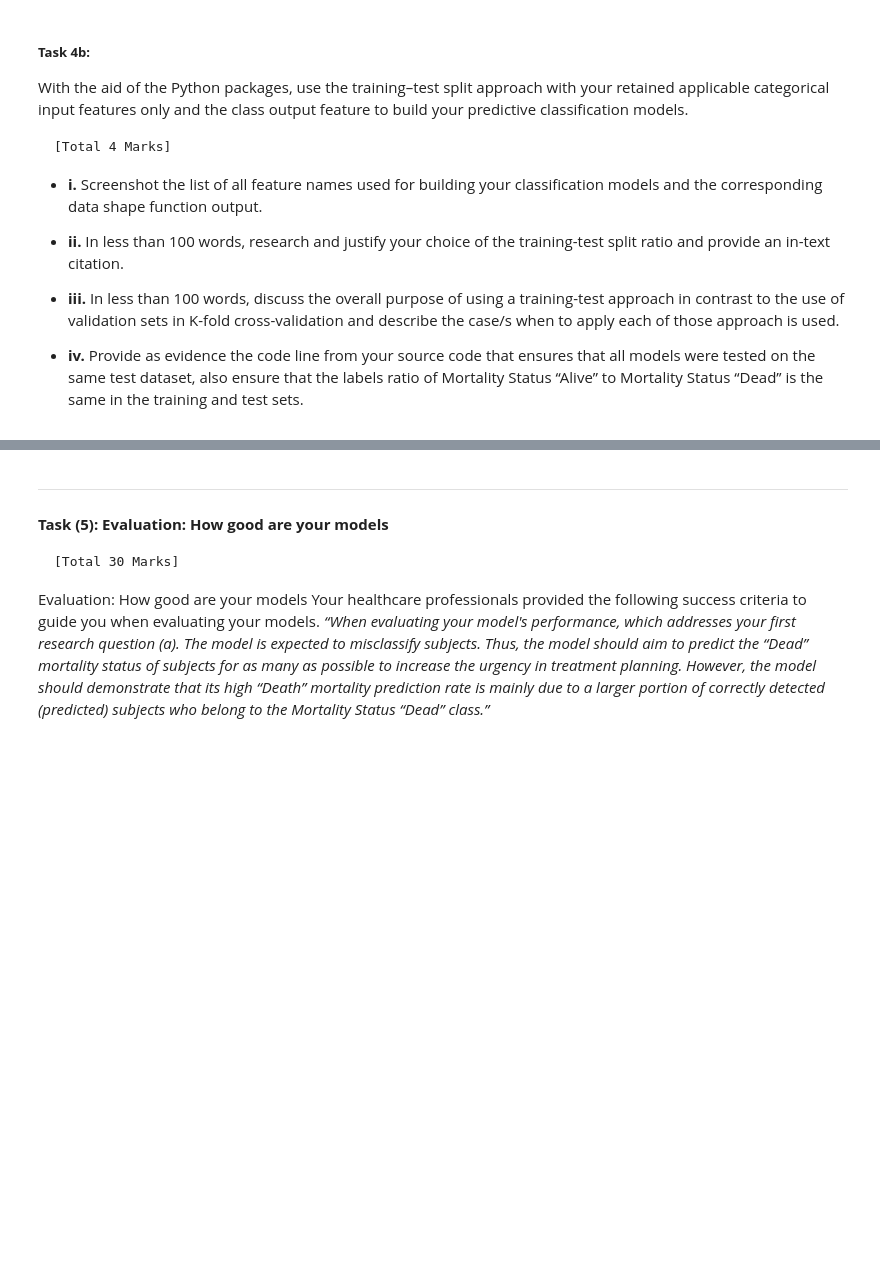
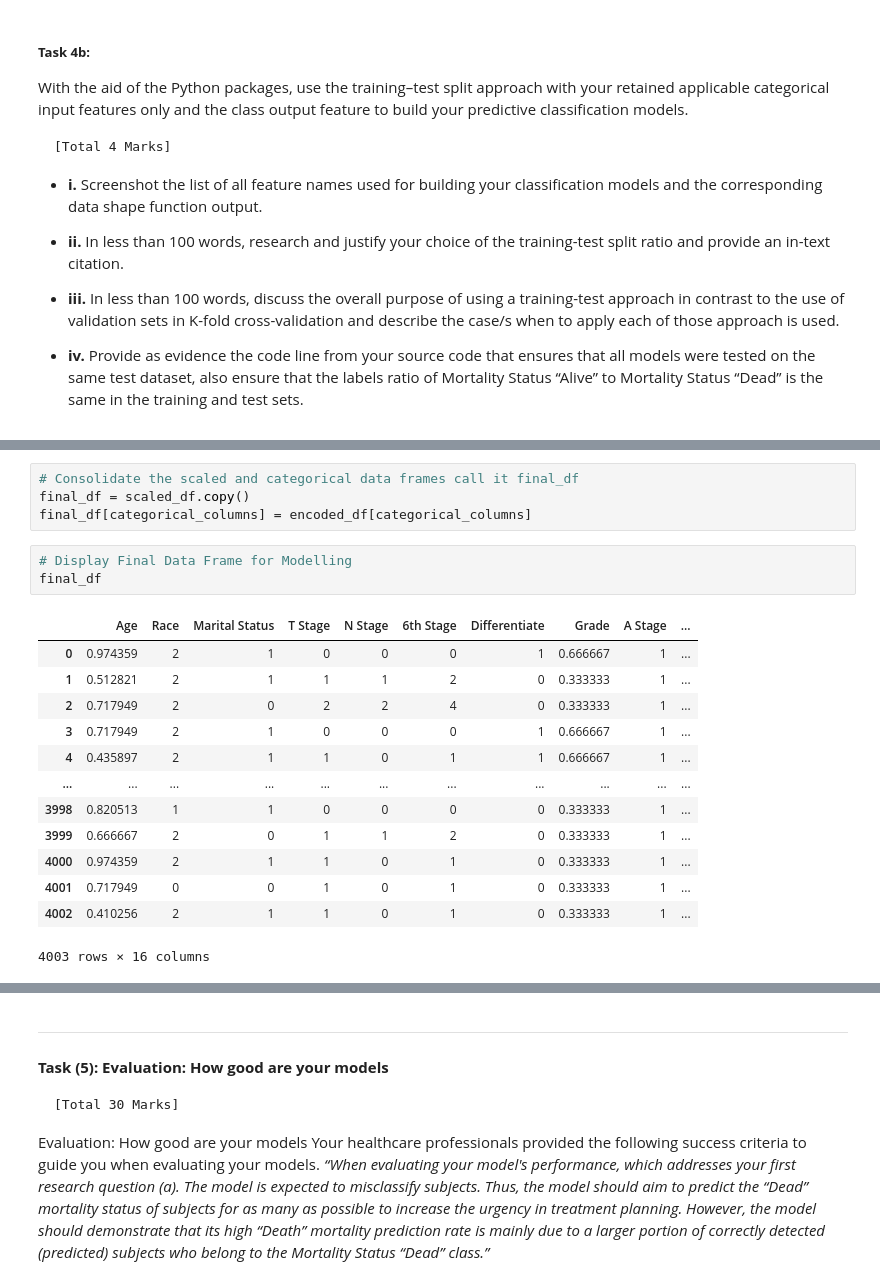
Before and after one commit to donphi/ml-assignment-1, a Jupyter notebook: notebooks/Assignment 1.ipynb, the cells around one changed output, grey strips where cells are left out. Drawn from its saved outputs; the diff is of its cells as text; blank space fills up the shorter version.

```diff
--- a/notebooks/Assignment 1.ipynb
+++ b/notebooks/Assignment 1.ipynb
@@ -813,0 +880,21 @@ memory usage: 531.6 KB
+# %%
+# Consolidate the scaled and categorical data frames call it final_df
+final_df = scaled_df.copy()
+final_df[categorical_columns] = encoded_df[categorical_columns]
+# %%
+# Display Final Data Frame for Modelling
+final_df
+# %% [output]
+|  | Age | Race | Marital Status | T Stage | N Stage | 6th Stage | Differentiate | Grade | A Stage | ... |
+| 0 | 0.974359 | 2 | 1 | 0 | 0 | 0 | 1 | 0.666667 | 1 | ... |
+| 1 | 0.512821 | 2 | 1 | 1 | 1 | 2 | 0 | 0.333333 | 1 | ... |
+| 2 | 0.717949 | 2 | 0 | 2 | 2 | 4 | 0 | 0.333333 | 1 | ... |
+| 3 | 0.717949 | 2 | 1 | 0 | 0 | 0 | 1 | 0.666667 | 1 | ... |
+| 4 | 0.435897 | 2 | 1 | 1 | 0 | 1 | 1 | 0.666667 | 1 | ... |
+| ... | ... | ... | ... | ... | ... | ... | ... | ... | ... | ... |
+| 3998 | 0.820513 | 1 | 1 | 0 | 0 | 0 | 0 | 0.333333 | 1 | ... |
+| 3999 | 0.666667 | 2 | 0 | 1 | 1 | 2 | 0 | 0.333333 | 1 | ... |
+| 4000 | 0.974359 | 2 | 1 | 1 | 0 | 1 | 0 | 0.333333 | 1 | ... |
+| 4001 | 0.717949 | 0 | 0 | 1 | 0 | 1 | 0 | 0.333333 | 1 | ... |
+| 4002 | 0.410256 | 2 | 1 | 1 | 0 | 1 | 0 | 0.333333 | 1 | ... |
+4003 rows × 16 columns
```
Also changed, not shown: parts of 21 cells of this notebook.
